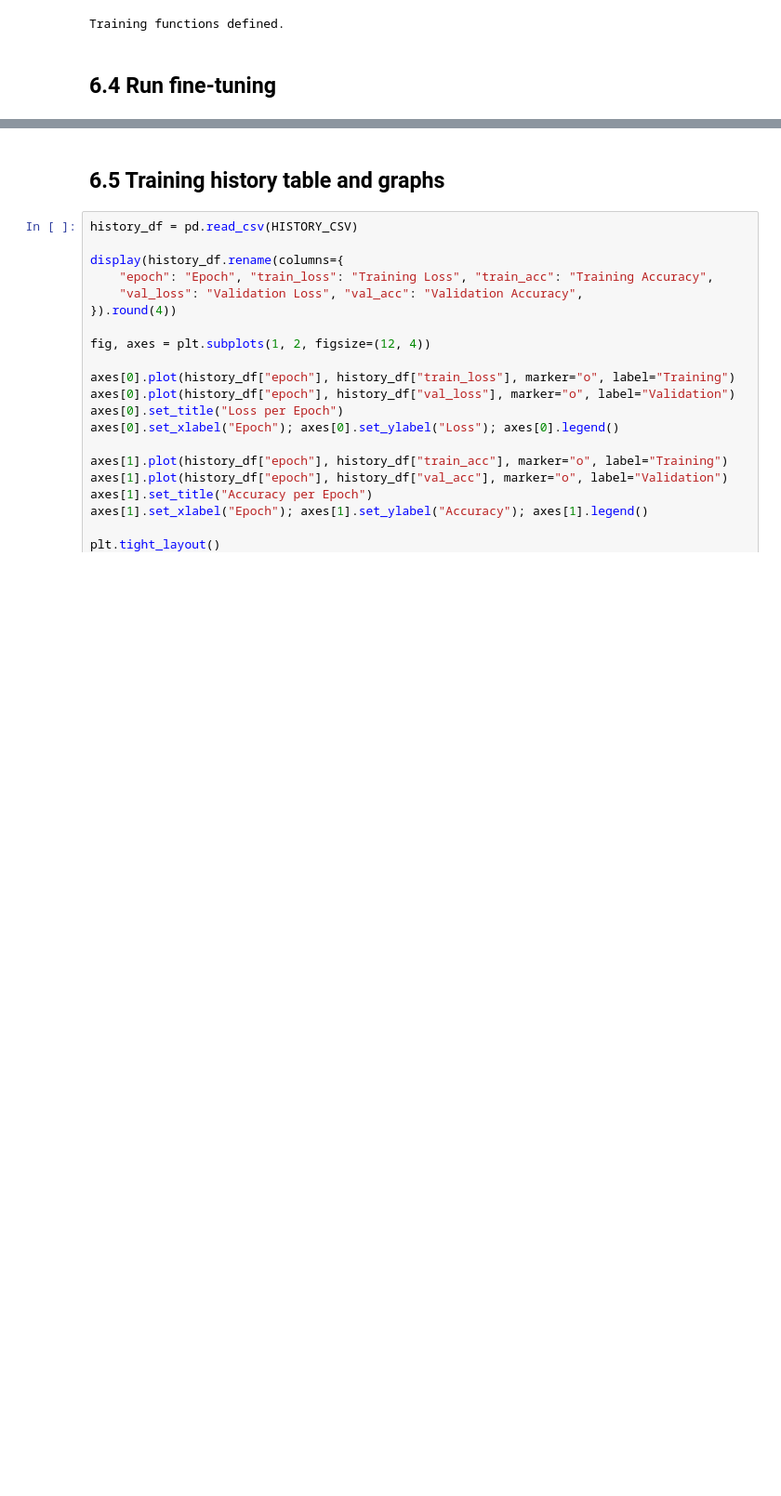
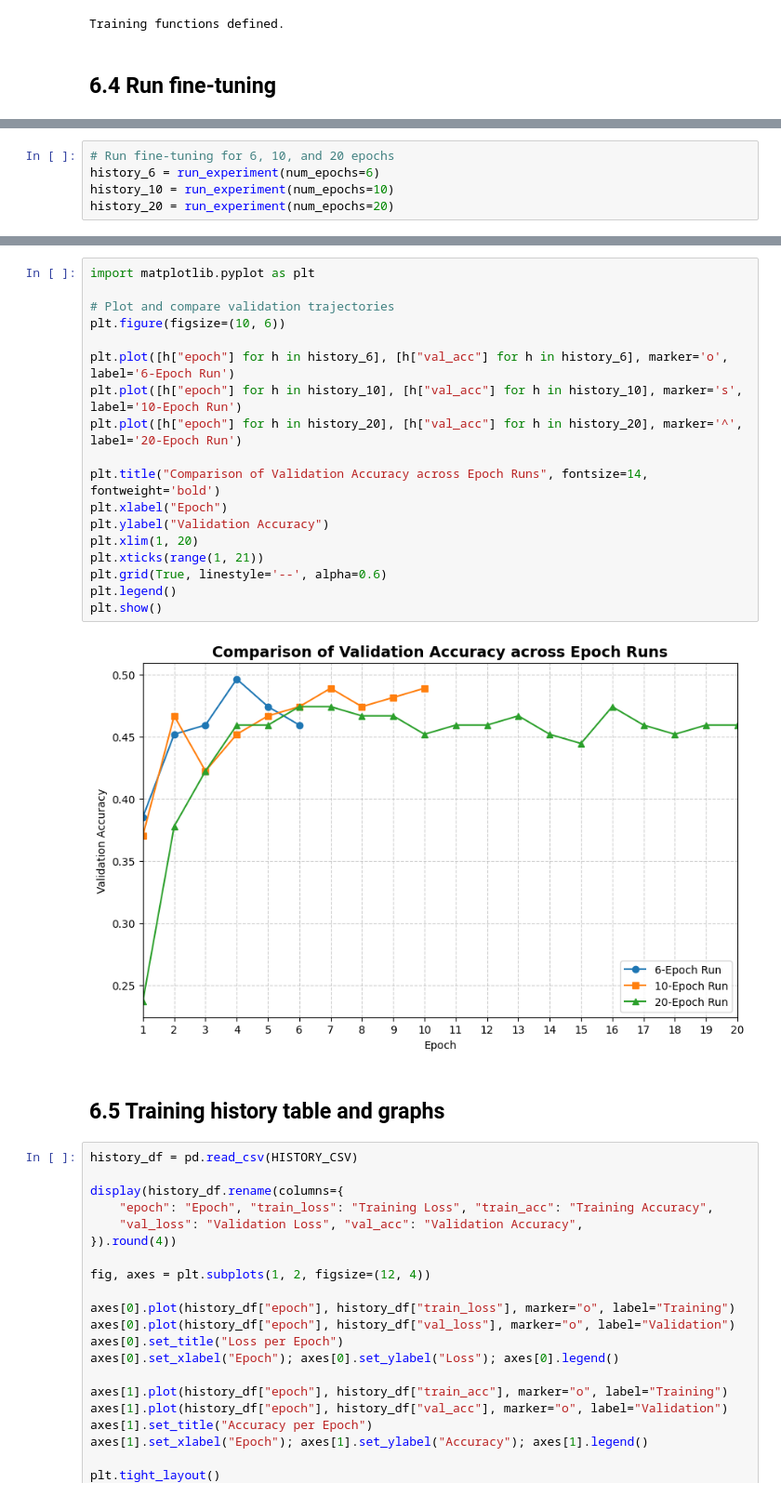
Before and after one commit to BolandoKen/mobile-ui-screen-classification, a Jupyter notebook: noteboooks/mobile-ui-screen-classification.ipynb, the cells around one changed output, grey strips where cells are left out. Shown at 93% size. Saved outputs shown, nothing was run; the diff lists cells and outputs as text; blank space fills up the shorter version.

```diff
--- a/noteboooks/mobile-ui-screen-classification.ipynb
+++ b/noteboooks/mobile-ui-screen-classification.ipynb
@@ -1439,0 +1529,5 @@ Best checkpoint: /content/drive/MyDrive/UI_Classification/trained_model/vit_enri
+# %%
+# Run fine-tuning for 6, 10, and 20 epochs
+history_6 = run_experiment(num_epochs=6)
+history_10 = run_experiment(num_epochs=10)
+history_20 = run_experiment(num_epochs=20)
@@ -1440,3 +1597,23 @@ Best checkpoint: /content/drive/MyDrive/UI_Classification/trained_model/vit_enri
+# %%
+import matplotlib.pyplot as plt
+
+# Plot and compare validation trajectories
+plt.figure(figsize=(10, 6))
+
+plt.plot([h["epoch"] for h in history_6], [h["val_acc"] for h in history_6], marker='o', label='6-Epoch Run')
+plt.plot([h["epoch"] for h in history_10], [h["val_acc"] for h in history_10], marker='s', label='10-Epoch Run')
+plt.plot([h["epoch"] for h in history_20], [h["val_acc"] for h in history_20], marker='^', label='20-Epoch Run')
+
+plt.title("Comparison of Validation Accuracy across Epoch Runs", fontsize=14, fontweight='bold')
+plt.xlabel("Epoch")
+plt.ylabel("Validation Accuracy")
+plt.xlim(1, 20)
+plt.xticks(range(1, 21))
+plt.grid(True, linestyle='--', alpha=0.6)
+plt.legend()
+plt.show()
+# %% [output]
+[figure, added]
 # %% [markdown]
 ## 6.5 Training history table and graphs
 # %%
```
Also changed, not shown: parts of 19 cells of this notebook.
